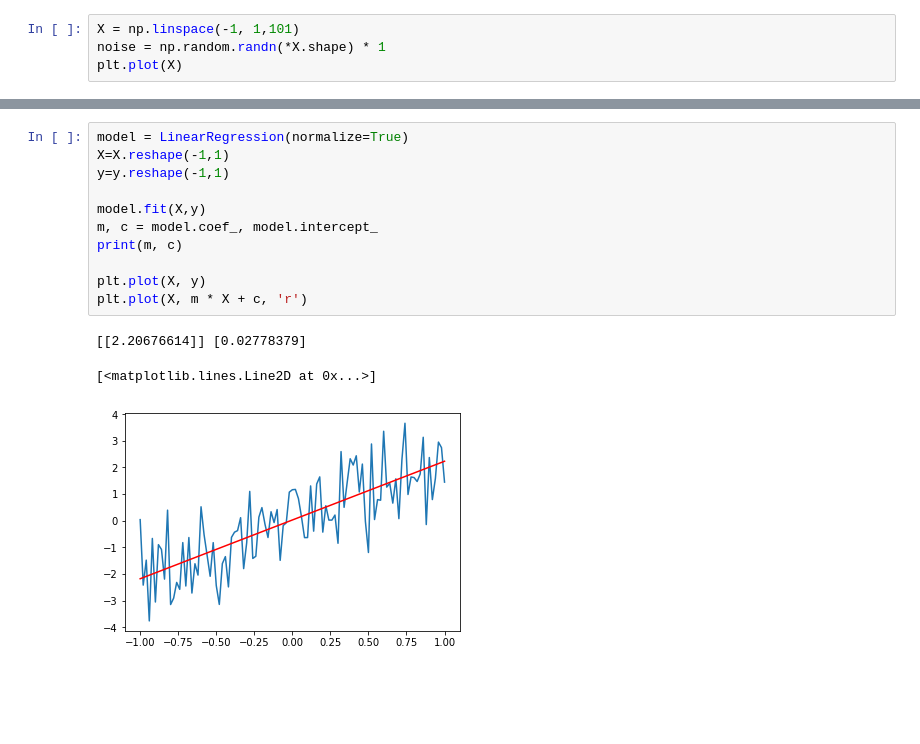
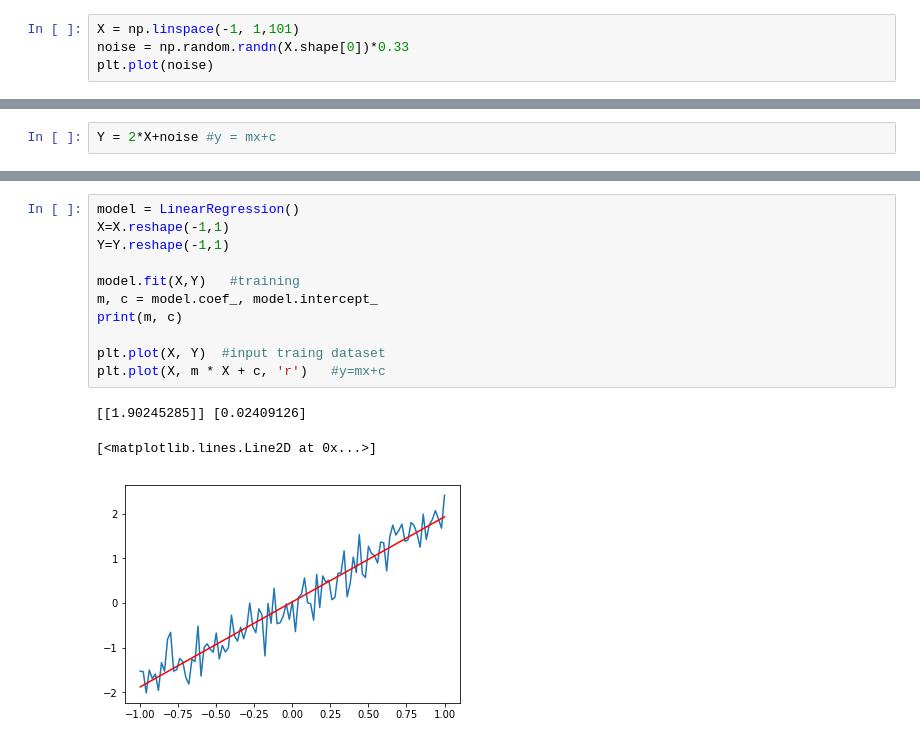
Before and after one commit to AiDevNepal/ai-saturdays-workshop-2, a Jupyter notebook: lr.ipynb, the cells around one changed output, grey strips where cells are left out. Drawn from its saved outputs; the diff is of its cells as text; blank space fills up the shorter version.

```diff
--- a/lr.ipynb
+++ b/lr.ipynb
@@ -7,7 +6,7 @@ import seaborn as sns
 %matplotlib inline
 # %%
 X = np.linspace(-1, 1,101)
-noise = np.random.randn(*X.shape) * 1
-plt.plot(X)
+noise = np.random.randn(X.shape[0])*0.33
+plt.plot(noise)
 # %% [output]
 [<matplotlib.lines.Line2D at 0x...>]
@@ -15 +14,3 @@ plt.plot(X)
+# %%
+Y = 2*X+noise #y = mx+c
 # %%
@@ -27,15 +26,15 @@ plt.plot(y)
 # %%
-model = LinearRegression(normalize=True)
+model = LinearRegression()
 X=X.reshape(-1,1)
-y=y.reshape(-1,1)
+Y=Y.reshape(-1,1)
 
-model.fit(X,y)
+model.fit(X,Y)   #training
 m, c = model.coef_, model.intercept_
 print(m, c)
 
-plt.plot(X, y)
-plt.plot(X, m * X + c, 'r')
+plt.plot(X, Y)  #input traing dataset
+plt.plot(X, m * X + c, 'r')   #y=mx+c
 # %% [output]
-[[2.20676614]] [0.02778379]
+[[1.90245285]] [0.02409126]
 [<matplotlib.lines.Line2D at 0x...>]
-[figure, old version]
+[figure, new version]
```
Also changed, not shown: parts of 9 cells of this notebook, 1 other file.
